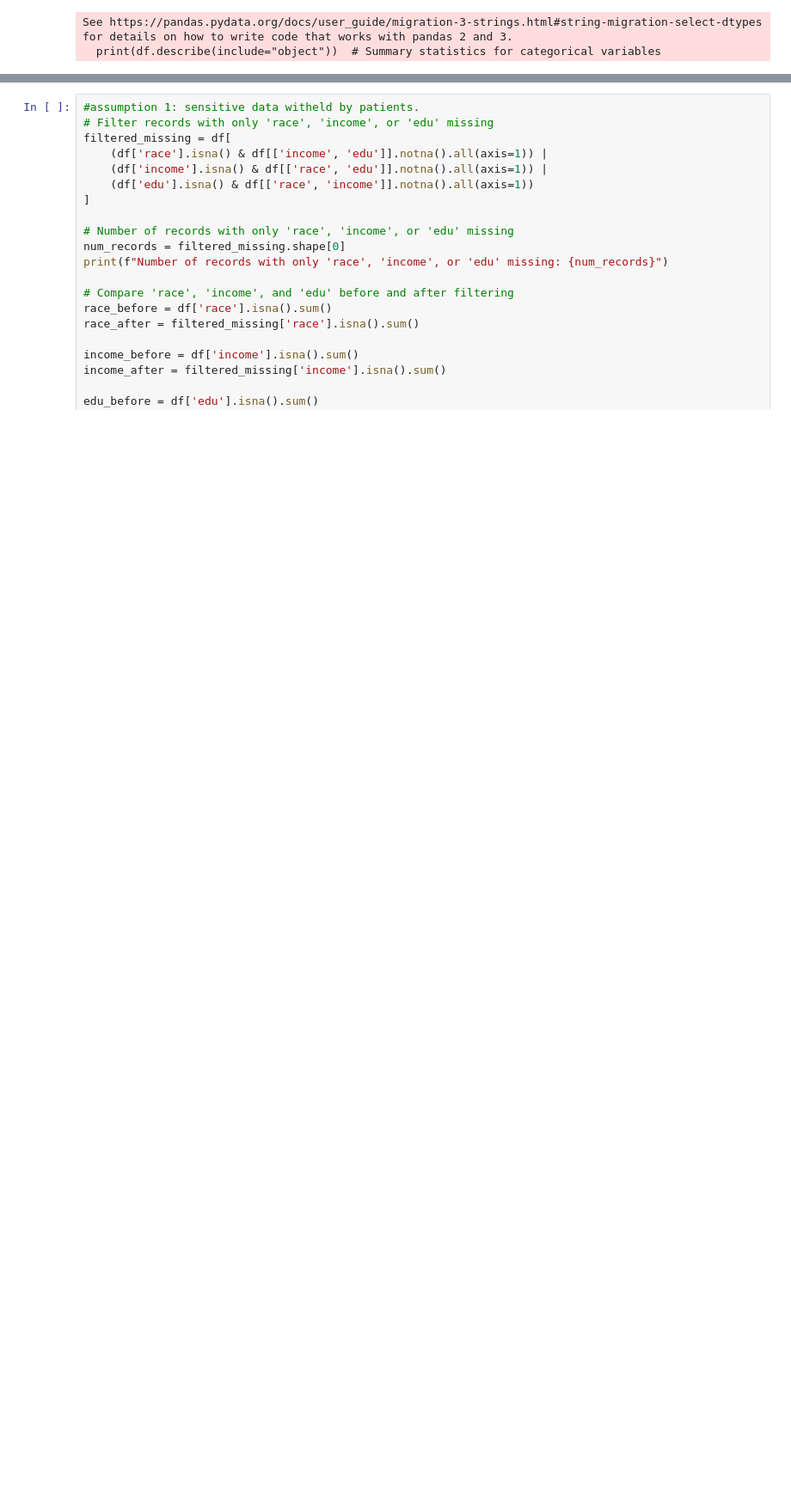
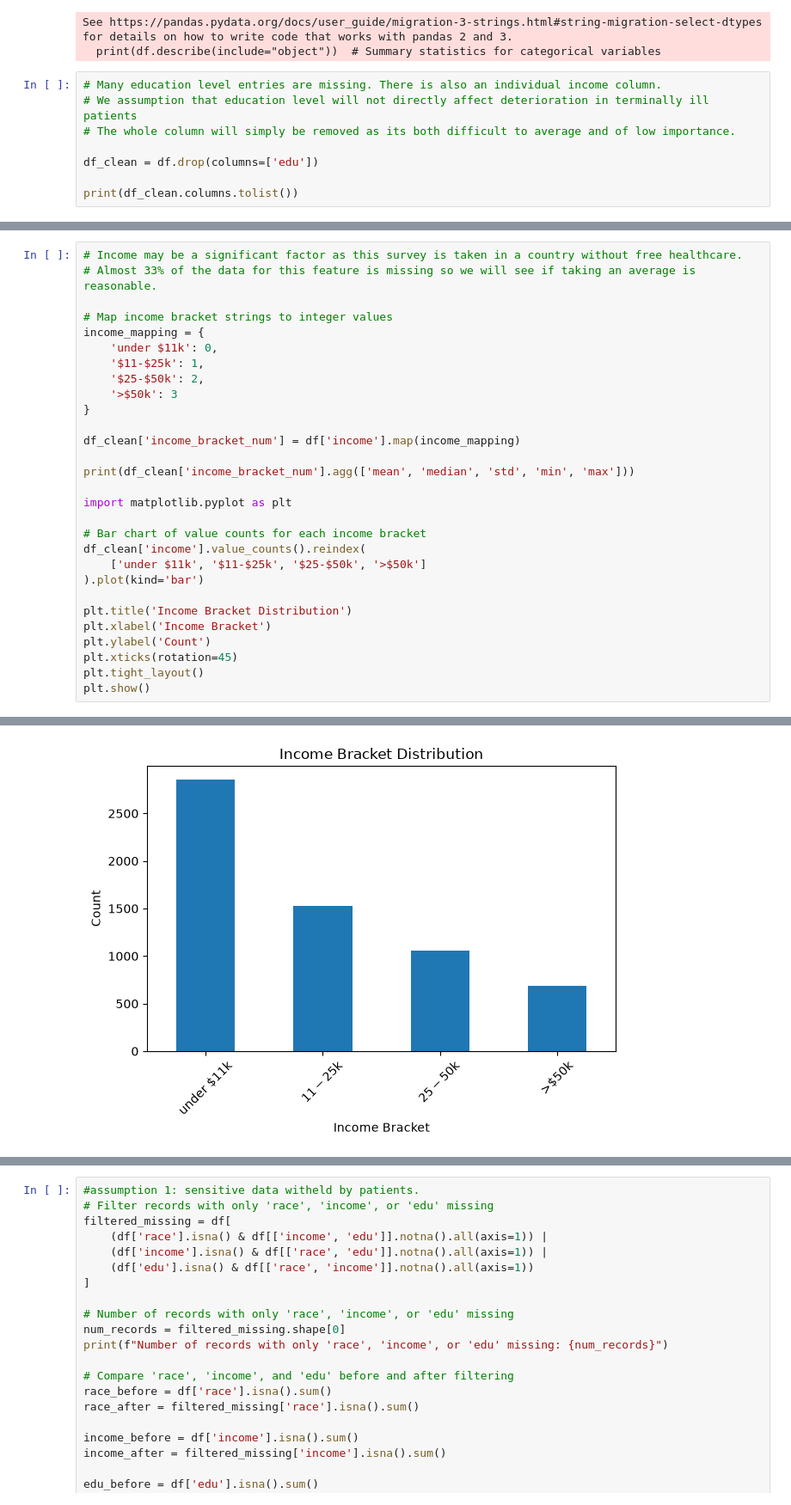
Before and after one commit to ChrisJHM6446/ENGE707_Project, a Jupyter notebook: ENGE707_Project.ipynb, the cells around one changed output, grey strips where cells are left out. Shown at 86% size. Saved outputs shown, nothing was run; the diff lists cells and outputs as text; blank space fills up the shorter version.

Commit message:
Started to cull unrequired or undermeasured values

```diff
--- a/ENGE707_Project.ipynb
+++ b/ENGE707_Project.ipynb
@@ -198,3 +227,11 @@ top     <2 mo. follow-up
 freq                3123
 See https://pandas.pydata.org/docs/user_guide/migration-3-strings.html#string-migration-select-dtypes for details on how to write code that works with pandas 2 and 3.
   print(df.describe(include="object"))  # Summary statistics for categorical variables
+# %%
+# Many education level entries are missing. There is also an individual income column.
+# We assumption that education level will not directly affect deterioration in terminally ill patients
+# The whole column will simply be removed as its both difficult to average and of low importance.
+
+df_clean = df.drop(columns=['edu'])
+
+print(df_clean.columns.tolist())
@@ -200,0 +240,30 @@ See https://pandas.pydata.org/docs/user_guide/migration-3-strings.html#string-mi
+# %%
+# Income may be a significant factor as this survey is taken in a country without free healthcare.
+# Almost 33% of the data for this feature is missing so we will see if taking an average is reasonable.
+
+# Map income bracket strings to integer values
+income_mapping = {
+    'under $11k': 0,
+    '$11-$25k': 1,
+    '$25-$50k': 2,
+    '>$50k': 3
+}
+
+df_clean['income_bracket_num'] = df['income'].map(income_mapping)
+
+print(df_clean['income_bracket_num'].agg(['mean', 'median', 'std', 'min', 'max']))
+
+import matplotlib.pyplot as plt
+
+# Bar chart of value counts for each income bracket
+df_clean['income'].value_counts().reindex(
+    ['under $11k', '$11-$25k', '$25-$50k', '>$50k']
+).plot(kind='bar')
+
+plt.title('Income Bracket Distribution')
+plt.xlabel('Income Bracket')
+plt.ylabel('Count')
+plt.xticks(rotation=45)
+plt.tight_layout()
+plt.show()
+# %% [output]
@@ -200,0 +276 @@ See https://pandas.pydata.org/docs/user_guide/migration-3-strings.html#string-mi
+[figure, added]
```
Also changed, not shown: parts of 6 cells of this notebook.
